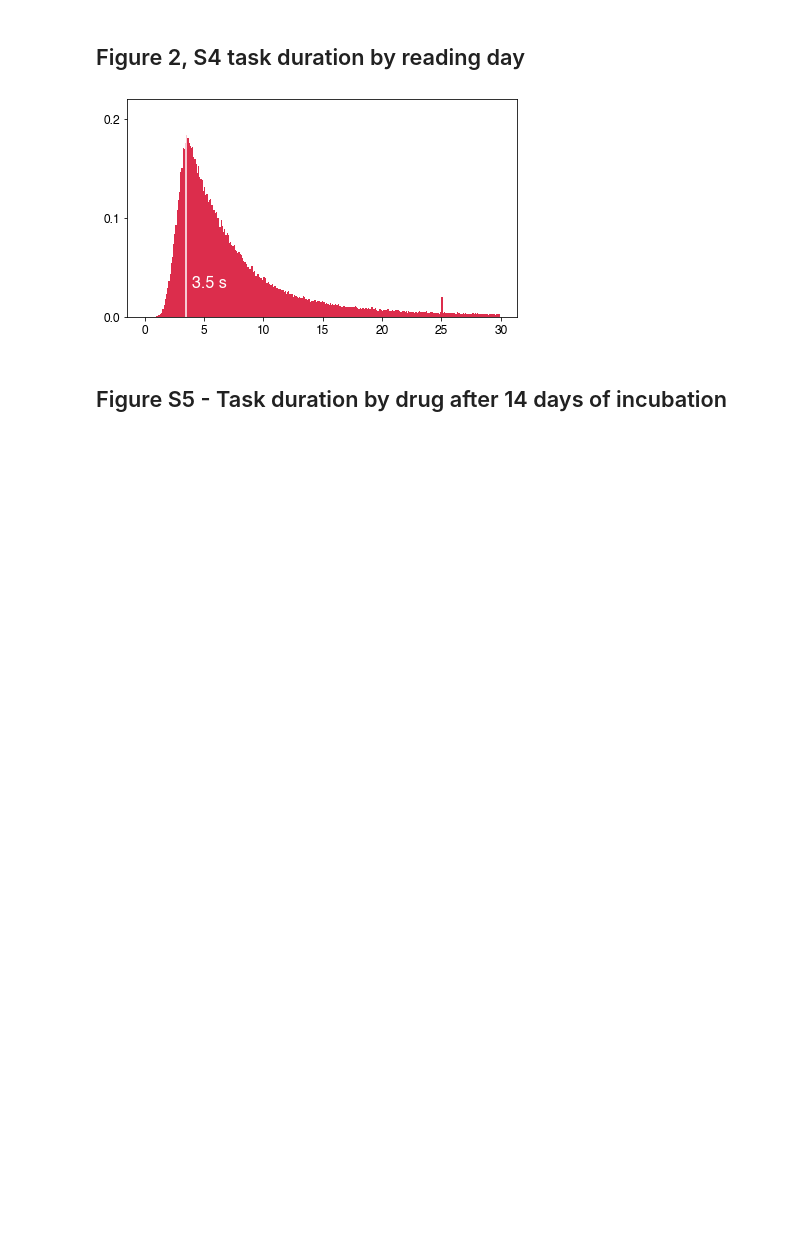
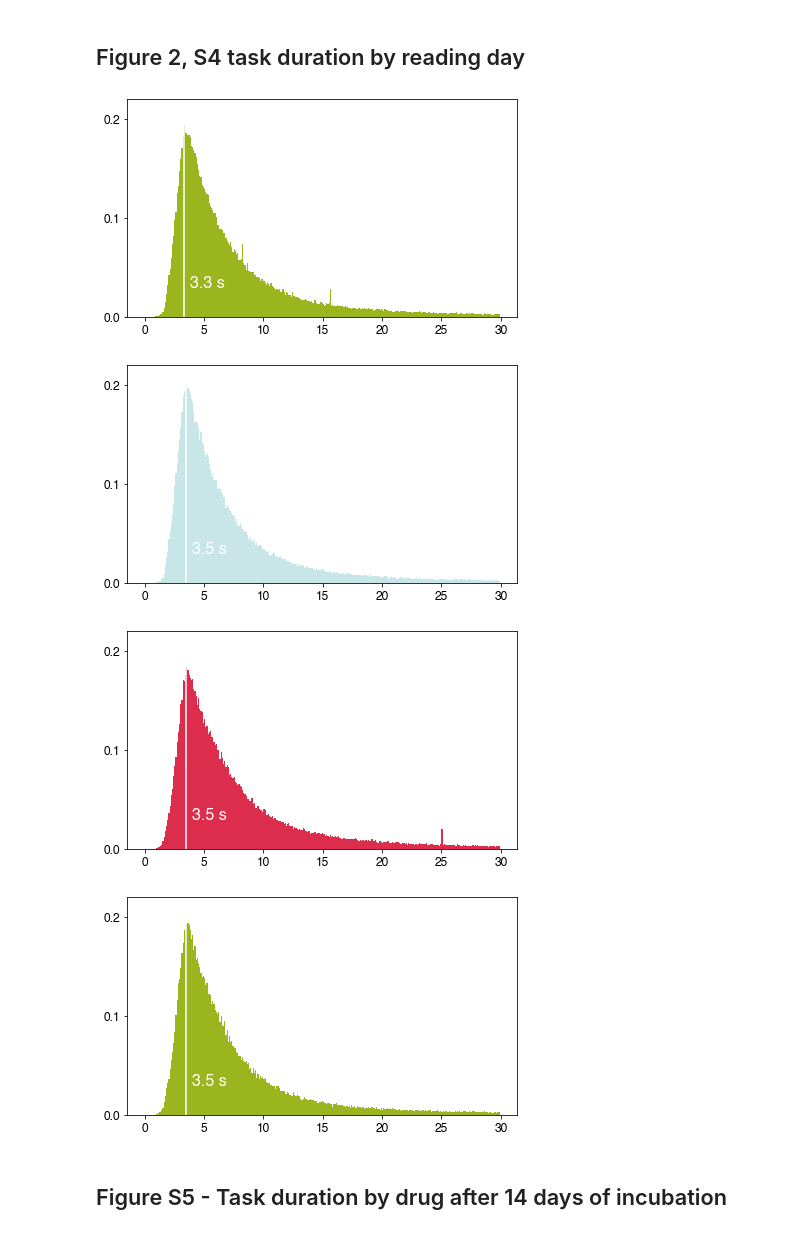
Before and after one commit to fowler-lab/bashthebug-consensus-dataset, a Jupyter notebook: recreate-figures-and-tables.ipynb, the cells around one changed output. Cells and saved outputs as stored; diff of their text form; code cells hidden in the pictures; blank space fills up the shorter version.

```diff
--- a/recreate-figures-and-tables.ipynb
+++ b/recreate-figures-and-tables.ipynb
@@ -307,35 +304,39 @@ CLASSIFICATIONS.reset_index(inplace=True)
 # %%
+CLASSIFICATIONS.reset_index(inplace=True)
+
 colour_lookup={ 14:'#dc2d4c',\
                  7:'#9ab51e',\
                 10:'#c8e6e8',\
                 21:'#9ab51e' }
 
 
 for reading_day in [7,10,14,21]:
 
     path=pathlib.Path.cwd() / 'pdf' / str(reading_day) / 'duration'
     path.mkdir(parents=True,exist_ok=True)
 
     df=copy.deepcopy(CLASSIFICATIONS.loc[CLASSIFICATIONS.READINGDAY==reading_day])
 
     graph,axes=plt.subplots(1,1,figsize=(7,4))
     a=axes.hist(df.TASK_DURATION,bins=numpy.arange(0,30,0.1),density=True,color=colour_lookup[reading_day])
     axes.set_ylim([0,0.22])
     axes.set_yticks([0,0.1,0.2])
 
     df['TASK_DURATION_BIN']=pandas.cut(df.TASK_DURATION,bins=numpy.arange(0,30,0.1),labels=False,retbins=False)
     duration_mode=df.TASK_DURATION_BIN.mode()/10
     if len(duration_mode)>1:
         duration_mode=duration_mode[0]
     axes.plot([duration_mode,duration_mode],[0,0.2],color='white')
     axes.text(duration_mode+0.5,0.03,str(float(duration_mode))+" s",color='white',weight='bold',fontsize=16)
 
     graph.savefig(path / 'hist-task-duration.pdf')
 
-    if reading_day!=14:
-        plt.close()
+CLASSIFICATIONS.set_index(['PLATE','READINGDAY','DRUG'],inplace=True)
 # %% [output]
-[figure, old version]
+[figure, new version]
+[figure, added]
+[figure, added]
+[figure, added]
 # %% [markdown]
 ## Figure S5 - Task duration by drug after 14 days of incubation
 # %%
```
Also changed, not shown: parts of 19 cells of this notebook.
